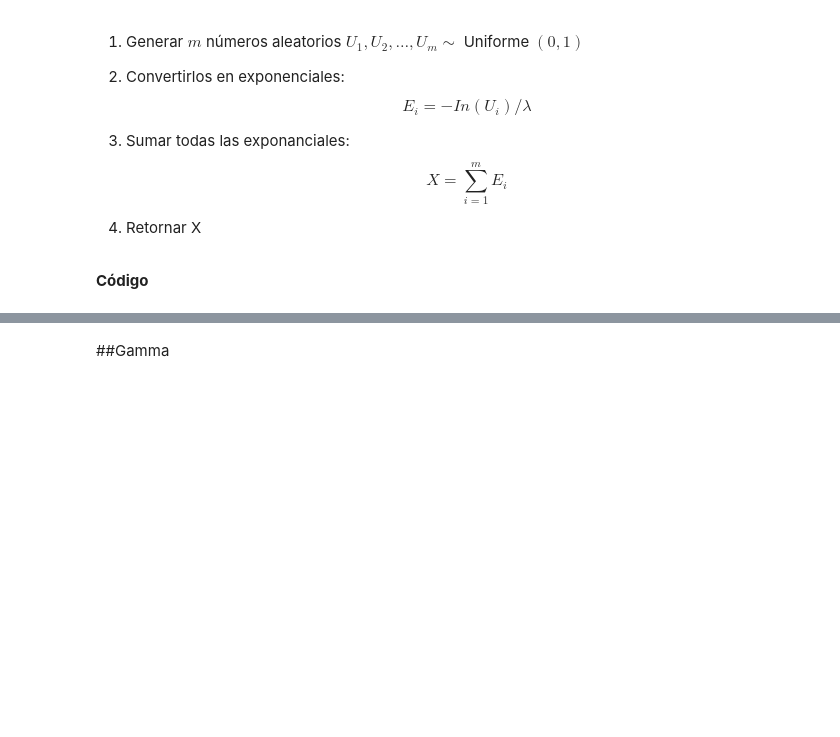
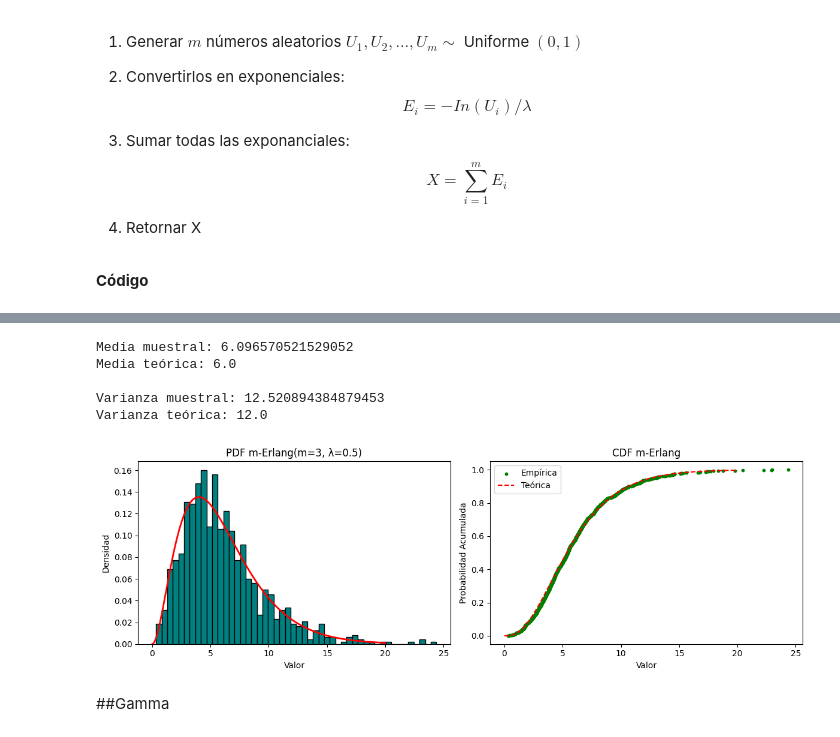
Before and after one commit to JimenezHAnaFer/SIMULACION-1, a Jupyter notebook: Catalogo.ipynb, the cells around one changed output, grey strips where cells are left out. Drawn from its saved outputs; the diff is of its cells as text; code cells hidden in the pictures; blank space fills up the shorter version.

```diff
--- a/Catalogo.ipynb
+++ b/Catalogo.ipynb
@@ -290,3 +411,56 @@ plt.show()
+# %%
+import numpy as np
+import matplotlib.pyplot as plt
+from scipy import stats
+
+def simular_erlang(m, lamda, n=1000):
+    U = np.random.rand(n, m)
+    E = -np.log(U)/lamda
+    X = np.sum(E, axis=1)
+    return X
+
+# Parámetros y simulación
+m = 3
+lamda = 0.5
+muestras = simular_erlang(m, lamda)
+
+# Cálculos estadísticos
+print('Media muestral:', np.mean(muestras))
+print('Media teórica:', m/lamda)
+print('\nVarianza muestral:', np.var(muestras))
+print('Varianza teórica:', m/(lamda**2))
+
+# Configurar gráficos
+plt.figure(figsize=(12, 4))
+
+# Histograma (PDF)
+plt.subplot(1, 2, 1)
+plt.hist(muestras, bins=50, density=True, color='teal', edgecolor='black')
+x = np.linspace(0, 20, 1000)
+plt.plot(x, stats.erlang.pdf(x, m, scale=1/lamda), 'r-', lw=2)
+plt.title(f'PDF m-Erlang(m={m}, λ={lamda})')
+plt.xlabel('Valor')
+plt.ylabel('Densidad')
+
+# Gráfico CDF empírica vs teórica
+plt.subplot(1, 2, 2)
+plt.scatter(np.sort(muestras), np.linspace(0, 1, len(muestras)),
+            color='green', s=10, label='Empírica')
+plt.plot(x, stats.erlang.cdf(x, m, scale=1/lamda), 'r--', label='Teórica')
+plt.title('CDF m-Erlang')
+plt.xlabel('Valor')
+plt.ylabel('Probabilidad Acumulada')
+plt.legend()
+
+plt.tight_layout()
+plt.show()
+# %% [output]
+Media muestral: 6.096570521529052
+Media teórica: 6.0
+
+Varianza muestral: 12.520894384879453
+Varianza teórica: 12.0
+[figure, added]
 # %% [markdown]
 ##Gamma
 # %% [markdown]
```
Also changed, not shown: parts of 54 cells of this notebook.
